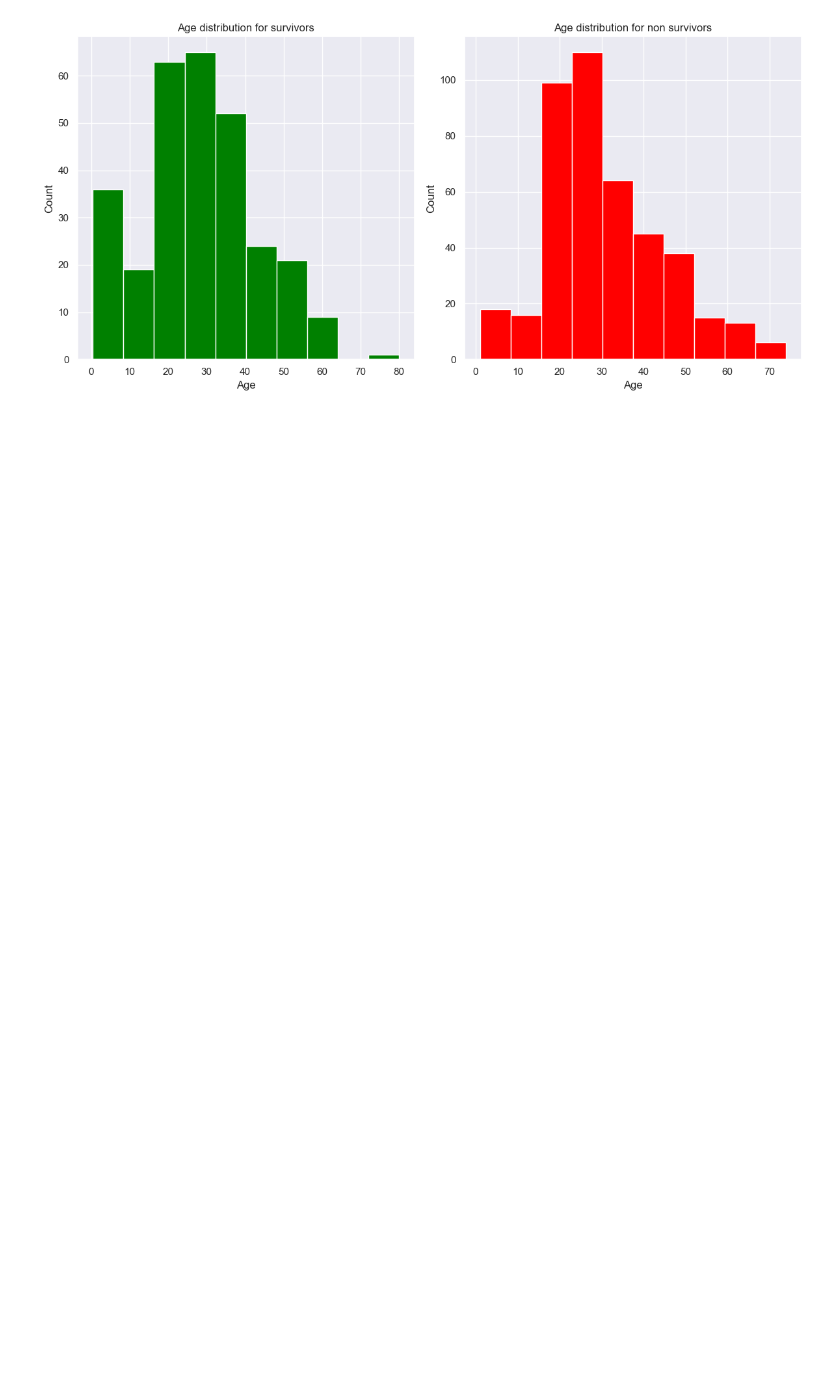
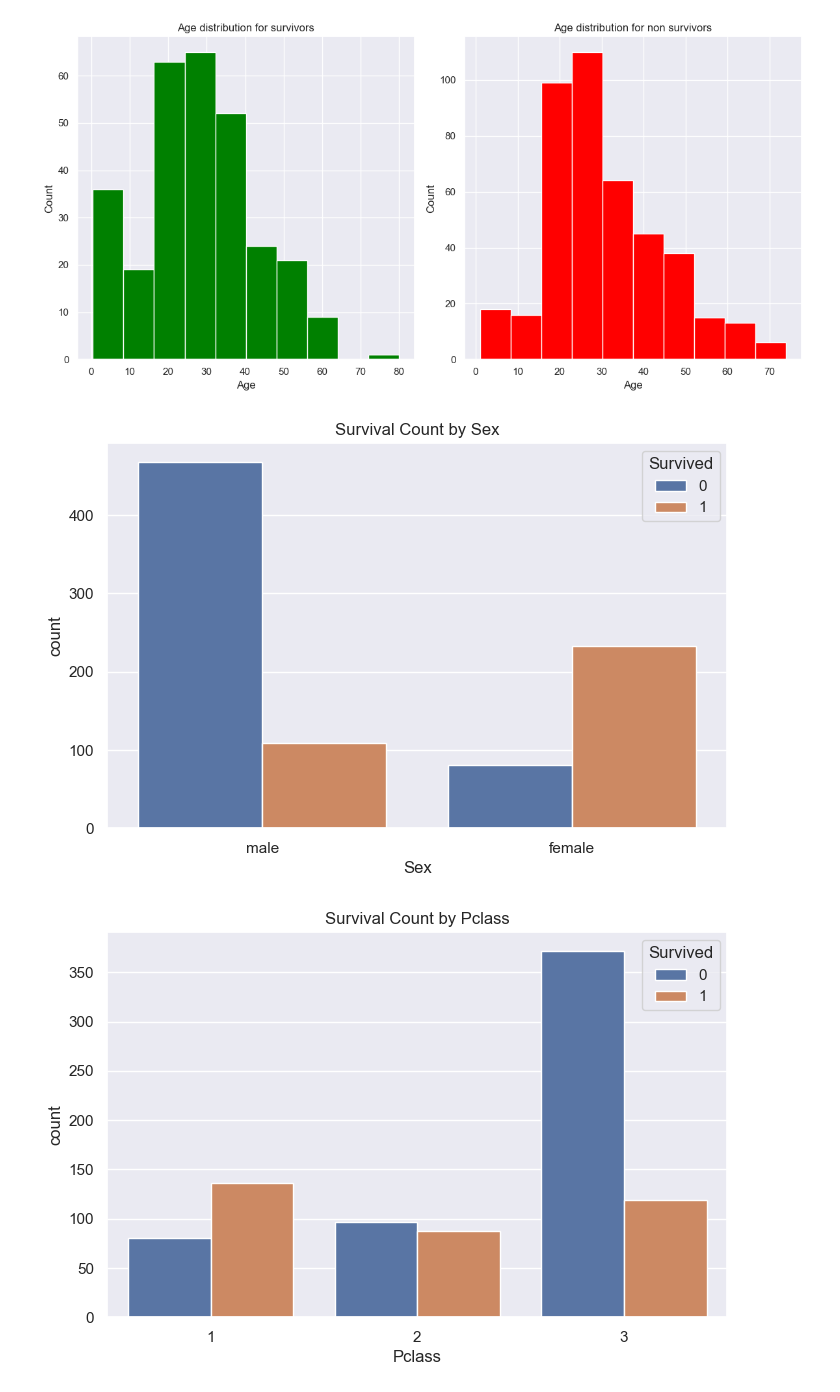
Before and after one commit to filcampos00/ML-titanic, a Jupyter notebook: src/titanic_notebook.ipynb, the cells around one changed output. Drawn from its saved outputs; the diff is of its cells as text; code cells hidden in the pictures; blank space fills up the shorter version.

```diff
--- a/src/titanic_notebook.ipynb
+++ b/src/titanic_notebook.ipynb
@@ -167,2 +171,17 @@ plt.show()
 # %% [output]
 [figure]
+# %%
+# Create plots for each categorical feature
+categorical_features = ['Sex', 'Pclass', 'Embarked']
+
+for feature in categorical_features:
+    plt.figure(figsize=(8, 5))
+    sns.countplot(x=feature, hue='Survived', data=train_df)
+    plt.title('Survival Count by ' + feature)
+    plt.show()
+
+# Female passengers had much better survival rate than males.
+# Most passengers in Pclass=1 survived
+# %% [output]
+[figure, added]
+[figure, added]
```
Also changed, not shown: parts of 5 cells of this notebook.
